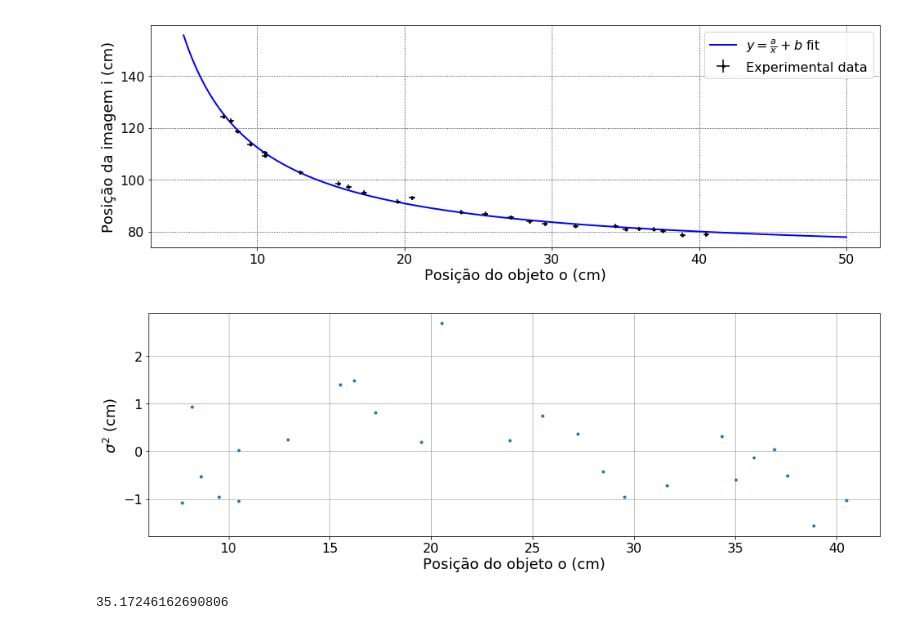
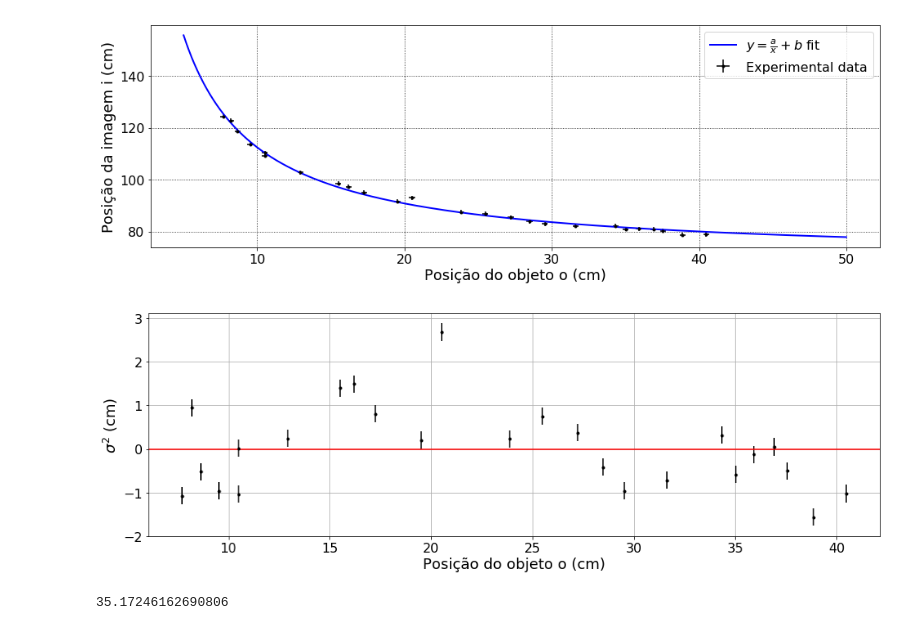
Before and after one commit to HBuenoo/IFUSP, a Jupyter notebook: Lab 4/Exp 1/Semana2.ipynb, the cells around one changed output. Drawn from its saved outputs; the diff is of its cells as text; code cells hidden in the pictures.

```diff
--- a/Lab 4/Exp 1/Semana2.ipynb
+++ b/Lab 4/Exp 1/Semana2.ipynb
@@ -101,12 +101,13 @@ pl.savefig('Semana 2 - Composição de lentes.png')
 # %% [output]
 [figure]
 # %%
-pl.errorbar(xdata, residuo(ydata, hiperbolic_fit(xdata, ans[0],ans[1])), fmt='.')
+pl.errorbar(xdata, residuo(ydata, hiperbolic_fit(xdata, ans[0],ans[1])), yerr = yerro, fmt='.', c='k')
+pl.axhline(y=0,c='r')
 pl.xlabel(r'Posição do objeto o (cm)', fontsize=18)
 pl.ylabel(r'$\sigma^2$ (cm)', fontsize=18)
 pl.grid()
 # %% [output]
-[figure, old version]
+[figure, new version]
 # %%
 # Exportando para csv para jogar no moodle:
 data = {'X':xdata, 'erro X':x_erro}
```
Also changed, not shown: parts of 8 cells of this notebook, 6 other files.
